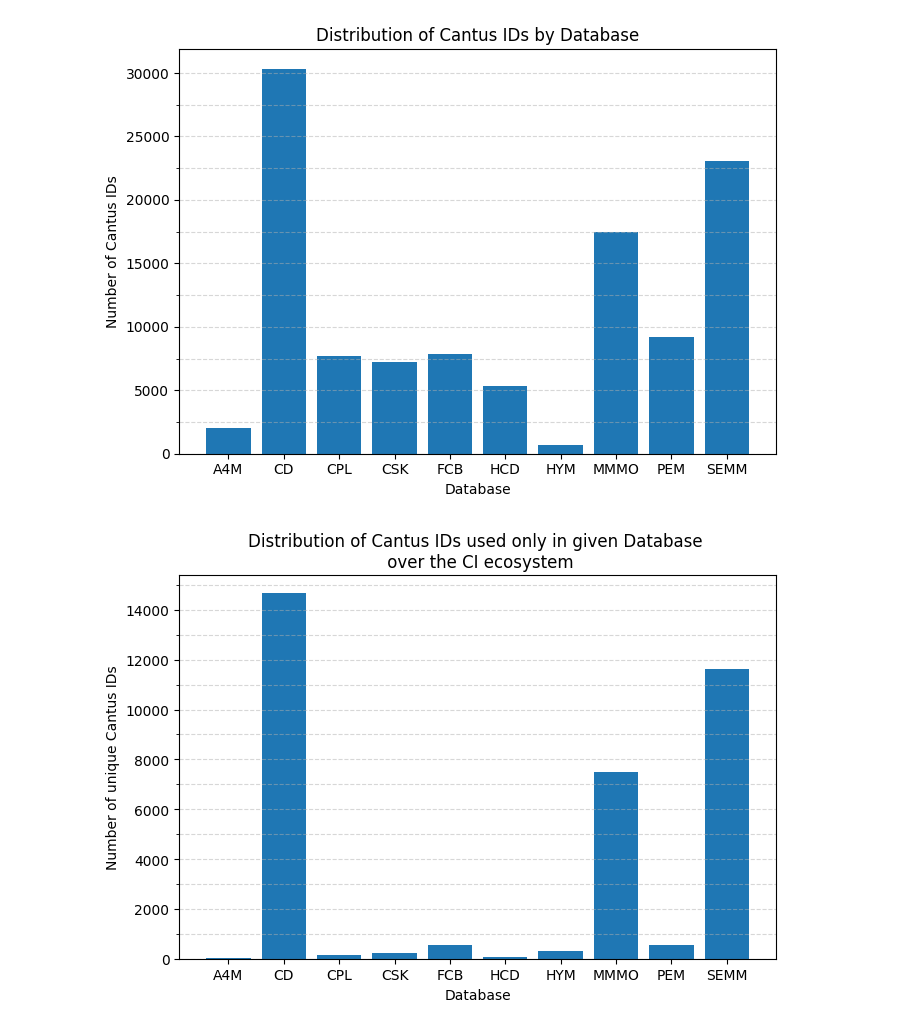
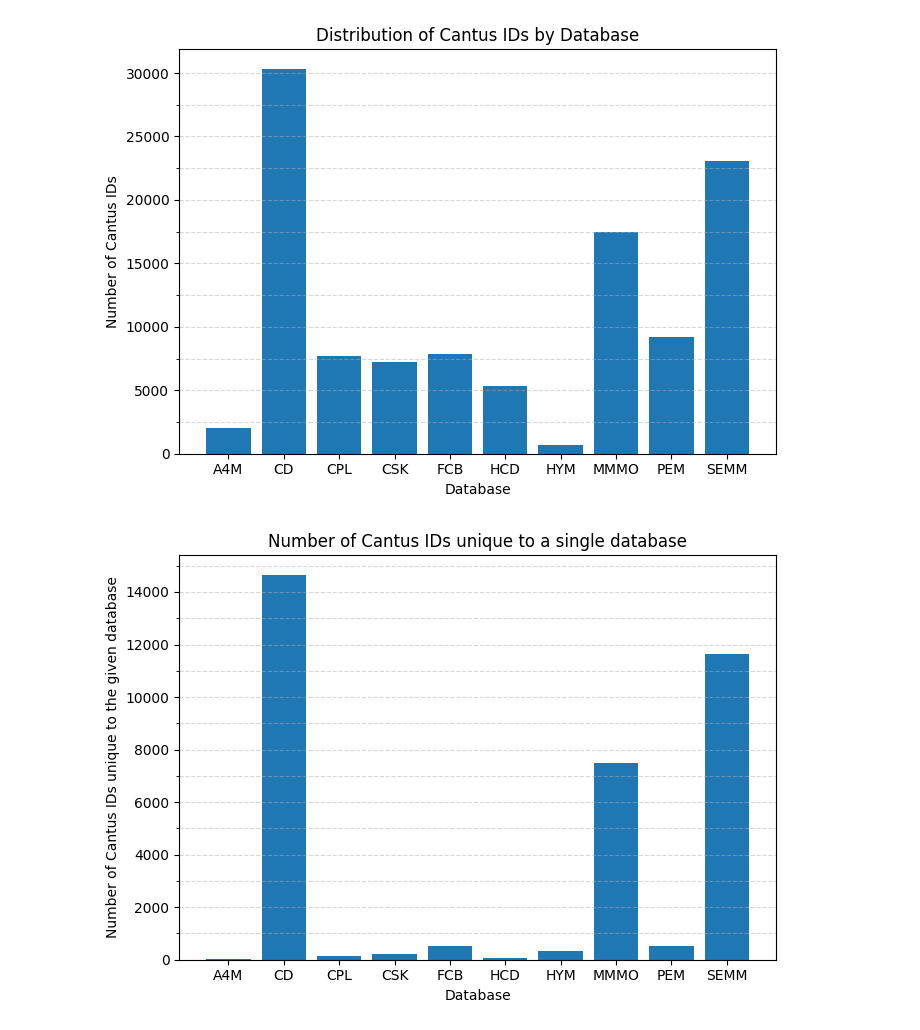
Before and after one commit to dact-chant/PyCantus, a Jupyter notebook: cantuscorpus_1.0/dataset_stats.ipynb, the cells around one changed output. Cells and saved outputs as stored; diff of their text form; code cells hidden in the pictures.

Commit message:
doc: update plot labels #13

```diff
--- a/cantuscorpus_1.0/dataset_stats.ipynb
+++ b/cantuscorpus_1.0/dataset_stats.ipynb
@@ -318,28 +318,28 @@ plt.show()
 # %%
 # Distribution of CIDs unique for given db in the ecosystem
 db_groups = chants.groupby('db')['cantus_id'].apply(set)
 
 unique_counts = {}
 for db, ids in db_groups.items():
     other_ids = set().union(*(db_groups[other_db] for other_db in db_groups.index if other_db != db))
     unique_to_db = ids - other_ids
     unique_counts[db] = len(unique_to_db)
 
 # Plot
 plt.figure(figsize=(7, 5))
 plt.bar(unique_counts.keys(), unique_counts.values(), color='tab:blue')
 
-plt.title('Distribution of Cantus IDs used only in given Database \n over the CI ecosystem')
+plt.title('Number of Cantus IDs unique to a single database')
 plt.xlabel('Database')
-plt.ylabel('Number of unique Cantus IDs')
+plt.ylabel('Number of Cantus IDs unique to the given database')
 
 max_y = 15000
 grid_interval = 1000
 plt.yticks(np.arange(0, max_y + grid_interval, step=grid_interval * 2))  # actual labeled ticks (less frequent)
 plt.grid(axis='y', which='both', linestyle='--', alpha=0.5)
 plt.gca().set_yticks(np.arange(0, max_y + grid_interval, step=grid_interval), minor=True)
 
 plt.tight_layout()
 plt.show()
 # %% [output]
-[figure, old version]
+[figure, new version]
```
Also changed, not shown: parts of 1 cell of this notebook, 3 other files.
